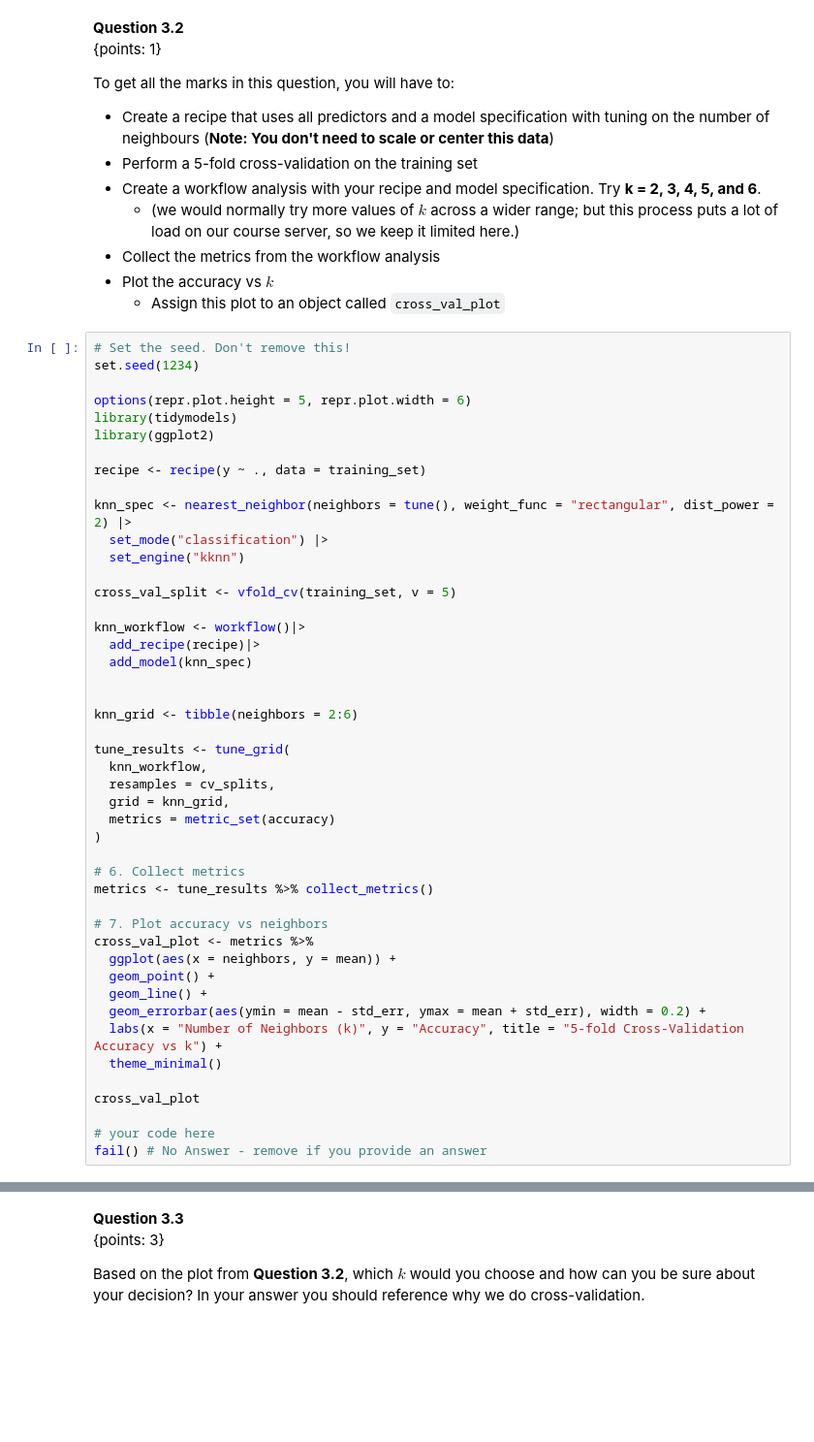
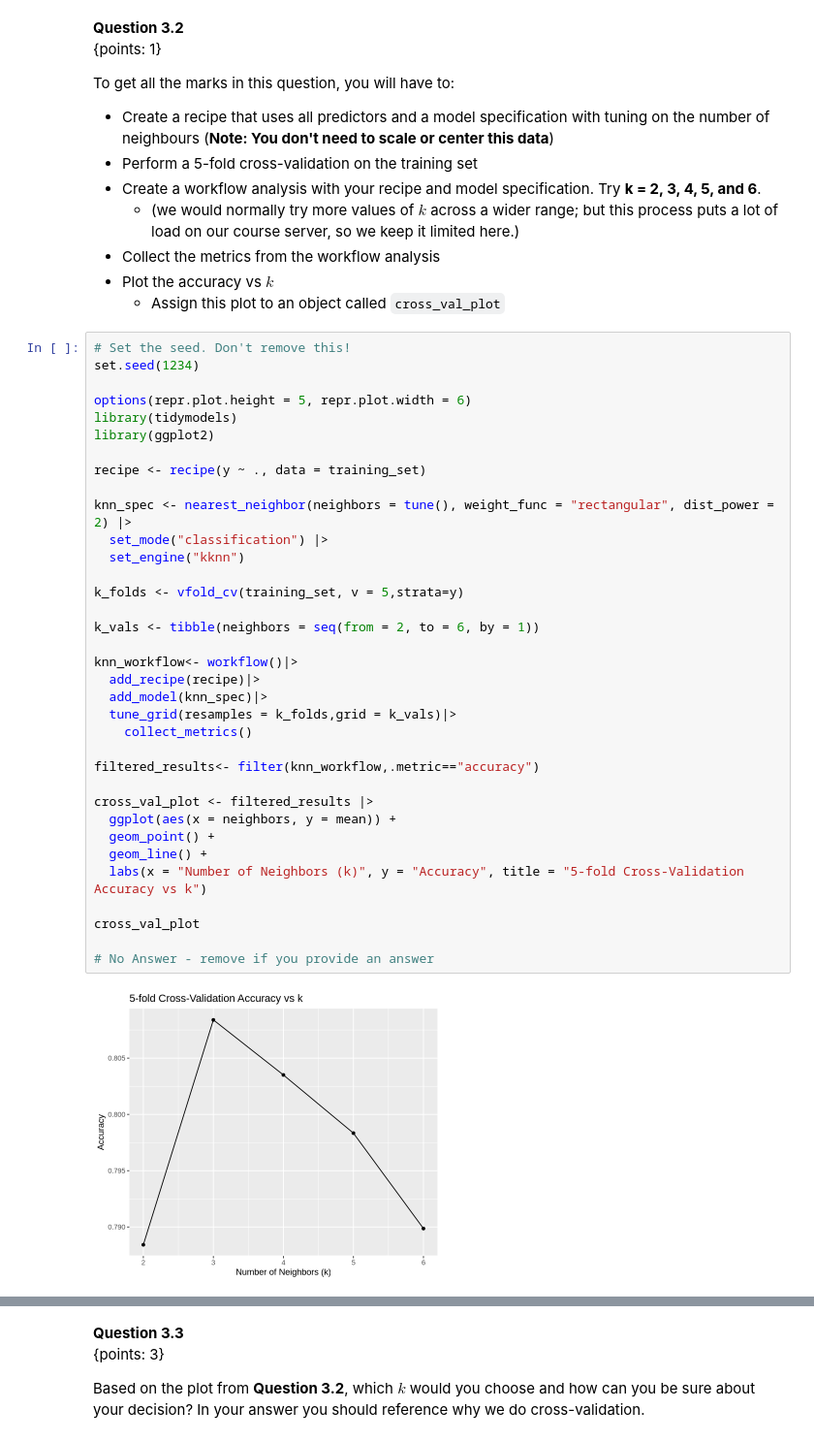
Before and after one commit to ca-vas/dsci-100-student, a Jupyter notebook: materials/R/tutorial_classification2/tutorial_classification2.ipynb, the cells around one changed output, grey strips where cells are left out. Shown at 97% size. Saved outputs shown, nothing was run; the diff lists cells and outputs as text; blank space fills up the shorter version.

```diff
--- a/materials/R/tutorial_classification2/tutorial_classification2.ipynb
+++ b/materials/R/tutorial_classification2/tutorial_classification2.ipynb
@@ -438,49 +417,40 @@ To get all the marks in this question, you will have to:
 # %%
 # Set the seed. Don't remove this!
 set.seed(1234)
 
 options(repr.plot.height = 5, repr.plot.width = 6)
 library(tidymodels)
 library(ggplot2)
 
 recipe <- recipe(y ~ ., data = training_set)
 
 knn_spec <- nearest_neighbor(neighbors = tune(), weight_func = "rectangular", dist_power = 2) |>
   set_mode("classification") |>
   set_engine("kknn")
 
-cross_val_split <- vfold_cv(training_set, v = 5)
+k_folds <- vfold_cv(training_set, v = 5,strata=y)
 
-knn_workflow <- workflow()|>
+k_vals <- tibble(neighbors = seq(from = 2, to = 6, by = 1))
+
+knn_workflow<- workflow()|>
   add_recipe(recipe)|>
-  add_model(knn_spec)
+  add_model(knn_spec)|>
+  tune_grid(resamples = k_folds,grid = k_vals)|>
+    collect_metrics()
 
+filtered_results<- filter(knn_workflow,.metric=="accuracy")
 
-knn_grid <- tibble(neighbors = 2:6)
-
-tune_results <- tune_grid(
-  knn_workflow,
-  resamples = cv_splits,
-  grid = knn_grid,
-  metrics = metric_set(accuracy)
-)
-
-# 6. Collect metrics
-metrics <- tune_results %>% collect_metrics()
-
-# 7. Plot accuracy vs neighbors
-cross_val_plot <- metrics %>%
+cross_val_plot <- filtered_results |>
   ggplot(aes(x = neighbors, y = mean)) +
   geom_point() +
   geom_line() +
-  geom_errorbar(aes(ymin = mean - std_err, ymax = mean + std_err), width = 0.2) +
-  labs(x = "Number of Neighbors (k)", y = "Accuracy", title = "5-fold Cross-Validation Accuracy vs k") +
-  theme_minimal()
+  labs(x = "Number of Neighbors (k)", y = "Accuracy", title = "5-fold Cross-Validation Accuracy vs k")
 
 cross_val_plot
 
-# your code here
-fail() # No Answer - remove if you provide an answer
+# No Answer - remove if you provide an answer
+# %% [output]
+[figure, added]
 # %%
 library(digest)
 stopifnot("type of plot is not correct (if you are using two types of geoms, try flipping the order of the geom objects!)"= setequal(digest(paste(toString(sapply(seq_len(length(cross_val_plot$layers)), function(i) {c(class(cross_val_plot$layers[[i]]$geom))[1]})), "9b32a")), "d22ff5676ca324395ce650f5620ab149"))
```
Also changed, not shown: parts of 21 cells of this notebook.
